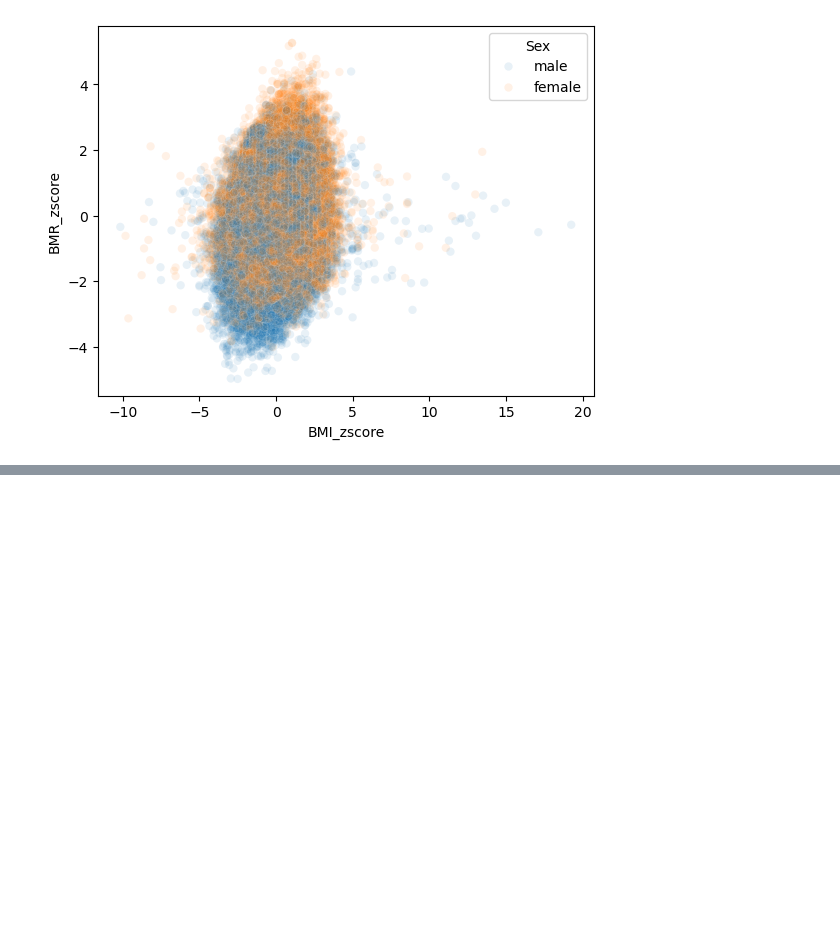
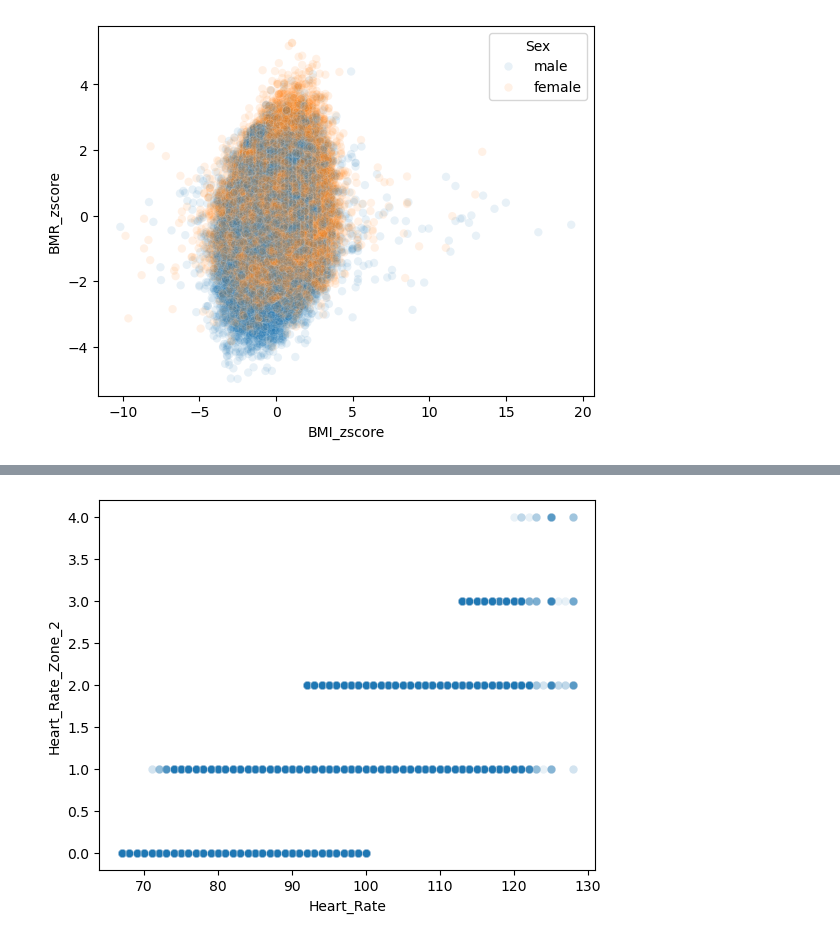
Before and after one commit to richardjana/kaggle, a Jupyter notebook: Playground_Series_5_05--Predict_Calorie_Expenditure/data_analysis.ipynb, the cells around one changed output, grey strips where cells are left out. Drawn from its saved outputs; the diff is of its cells as text; code cells hidden in the pictures; blank space fills up the shorter version.

```diff
--- a/Playground_Series_5_05--Predict_Calorie_Expenditure/data_analysis.ipynb
+++ b/Playground_Series_5_05--Predict_Calorie_Expenditure/data_analysis.ipynb
@@ -212,0 +225,4 @@ sc = sns.scatterplot(data=data_train, x='BMI_zscore', y='BMR_zscore', hue='Sex',
+# %%
+sc = sns.scatterplot(data=data_train, x='Heart_Rate', y='Heart_Rate_Zone_2', alpha=0.1)
+# %% [output]
+[figure, added]
```
Also changed, not shown: parts of 4 cells of this notebook, 2 other files.
